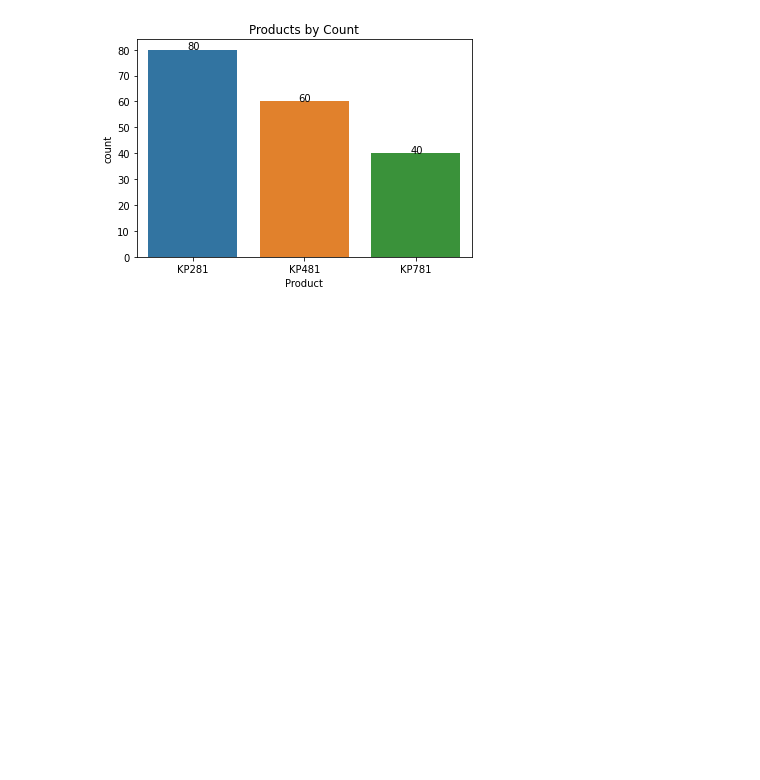
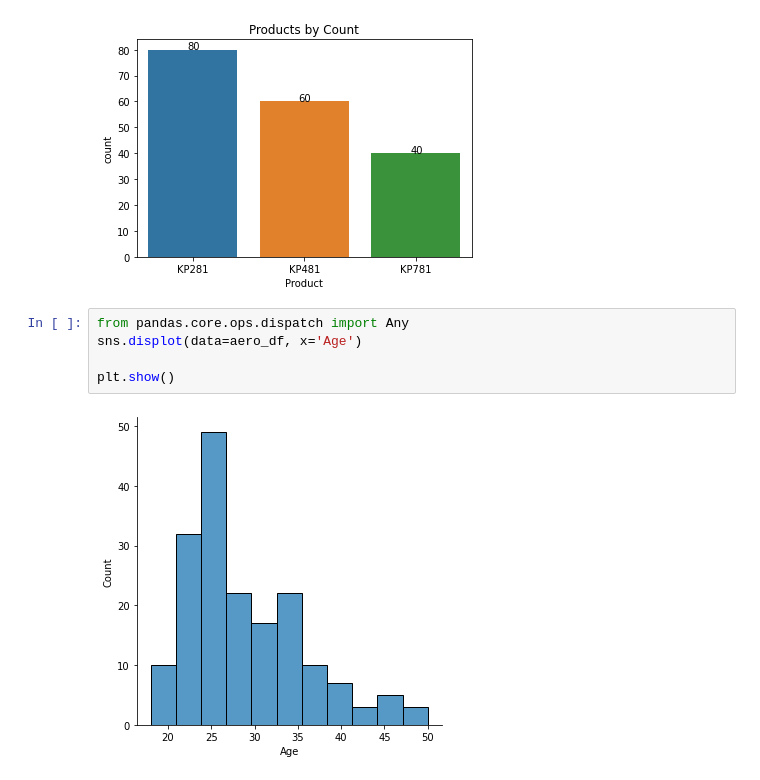
Before and after one commit to pkmariya/Python, a Jupyter notebook: AerofitCaseStudy_Mariya_DSMLJune22.ipynb, the cells around one changed output. Cells and saved outputs as stored; diff of their text form; blank space fills up the shorter version.

```diff
--- a/AerofitCaseStudy_Mariya_DSMLJune22.ipynb
+++ b/AerofitCaseStudy_Mariya_DSMLJune22.ipynb
@@ -197,3 +197,10 @@ for p in ax.patches:
 plt.show()
 # %% [output]
 [figure]
+# %%
+from pandas.core.ops.dispatch import Any
+sns.displot(data=aero_df, x='Age')
+
+plt.show()
+# %% [output]
+[figure, added]
```
Also changed, not shown: parts of 2 cells of this notebook.
